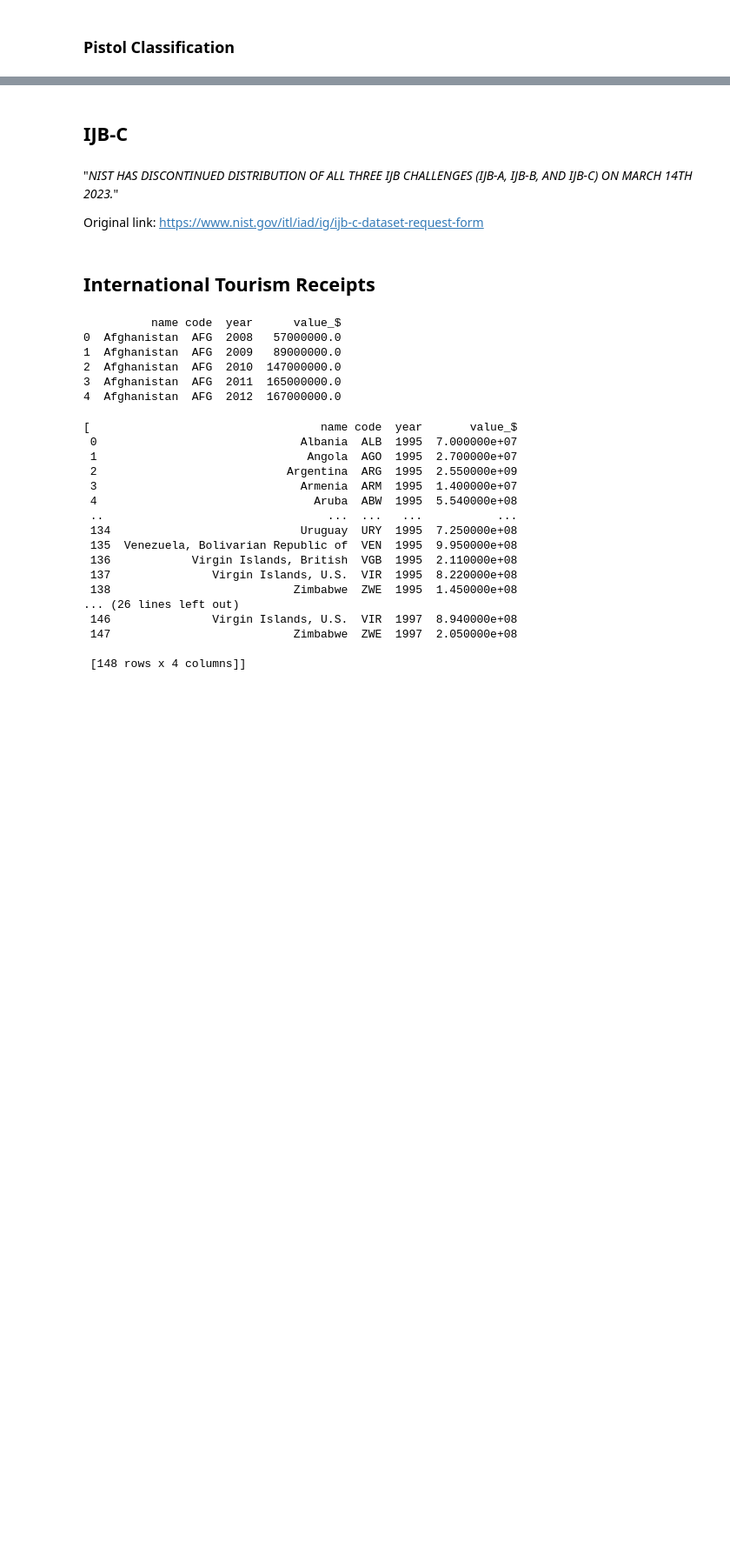
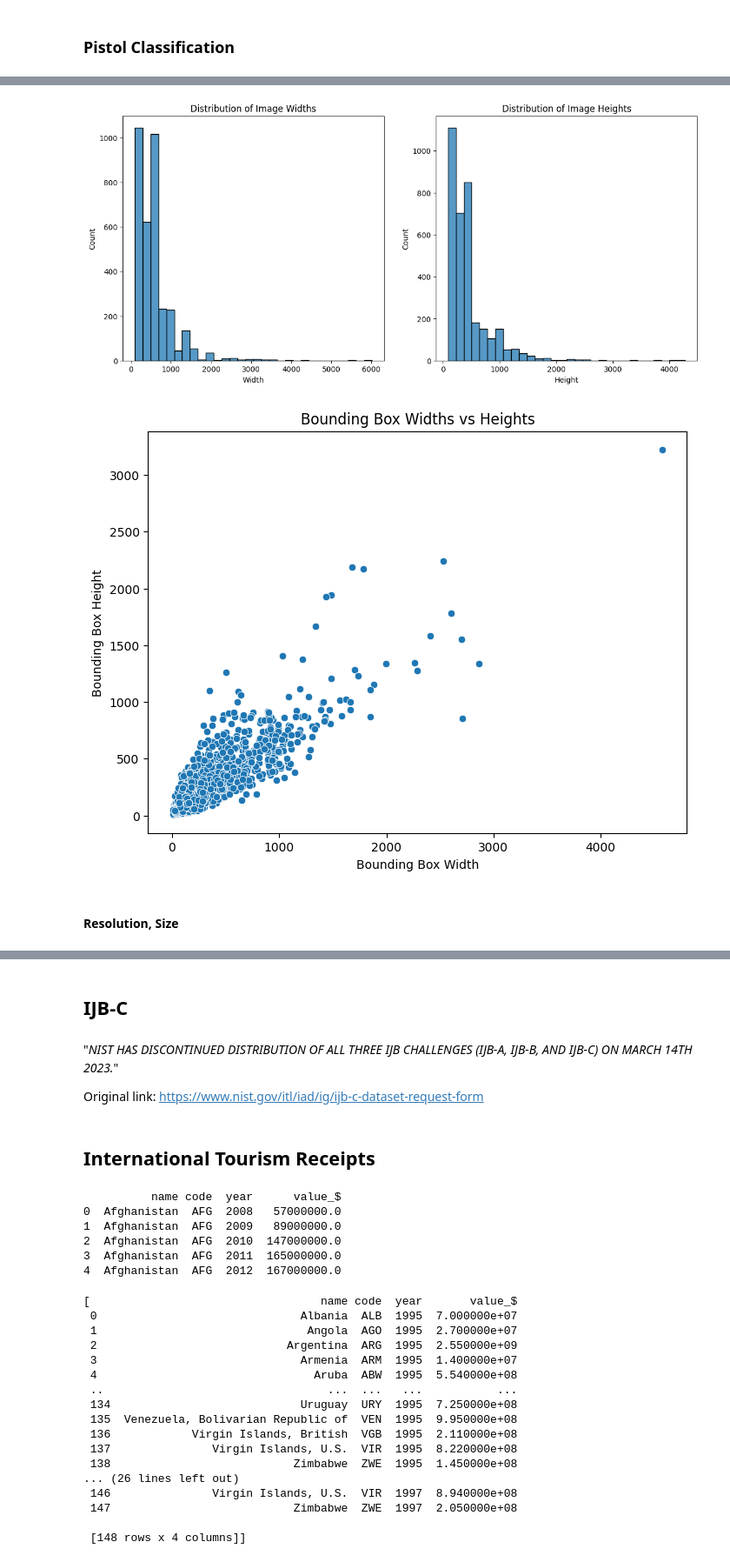
Before and after one commit to BU-Spark/ml-mit-evidence-analysis, a Jupyter notebook: EDA.ipynb, the cells around one changed output, grey strips where cells are left out. Shown at 87% size. Drawn from its saved outputs; the diff is of its cells as text; code cells hidden in the pictures; blank space fills up the shorter version.

```diff
--- a/EDA.ipynb
+++ b/EDA.ipynb
@@ -69,0 +239,2 @@ pistol_classification = './Weapon/Pistol_classification'
+# %%
+pistol_detection = './Weapon/Pistol/Pistol_detection/xmls'
@@ -69,0 +247,3 @@ pistol_classification = './Weapon/Pistol_classification'
+# %%
+xml_files = get_xml_paths(pistol_detection)
+all_image_data = process_xml_files(xml_files)
@@ -70 +293,39 @@ pistol_classification = './Weapon/Pistol_classification'
+# %%
+import matplotlib.pyplot as plt
+import seaborn as sns
+
+# Assuming df is the DataFrame you created from the image metadata
+# And it has columns 'Width', 'Height', 'XMin', 'YMin', 'XMax', 'YMax'
+
+# Histogram of image widths and heights
+plt.figure(figsize=(14, 6))
+
+# Subplot for Width
+plt.subplot(1, 2, 1)
+sns.histplot(df_p1['Width'], kde=False, bins=30)
+plt.title('Distribution of Image Widths')
+
+# Subplot for Height
+plt.subplot(1, 2, 2)
+sns.histplot(df_p1['Height'], kde=False, bins=30)
+plt.title('Distribution of Image Heights')
+
+plt.show()
+
+# Scatter plot of bounding box widths vs heights
+bbox_widths = df_p1['XMax'] - df_p1['XMin']
+bbox_heights = df_p1['YMax'] - df_p1['YMin']
+
+plt.figure(figsize=(8, 6))
+sns.scatterplot(x=bbox_widths, y=bbox_heights)
+plt.title('Bounding Box Widths vs Heights')
+plt.xlabel('Bounding Box Width')
+plt.ylabel('Bounding Box Height')
+
+plt.show()
+# %% [output]
+[figure, added]
+[figure, added]
+# %% [markdown]
+#### **Resolution, Size**
 # %%
```
Also changed, not shown: parts of 45 cells of this notebook.
